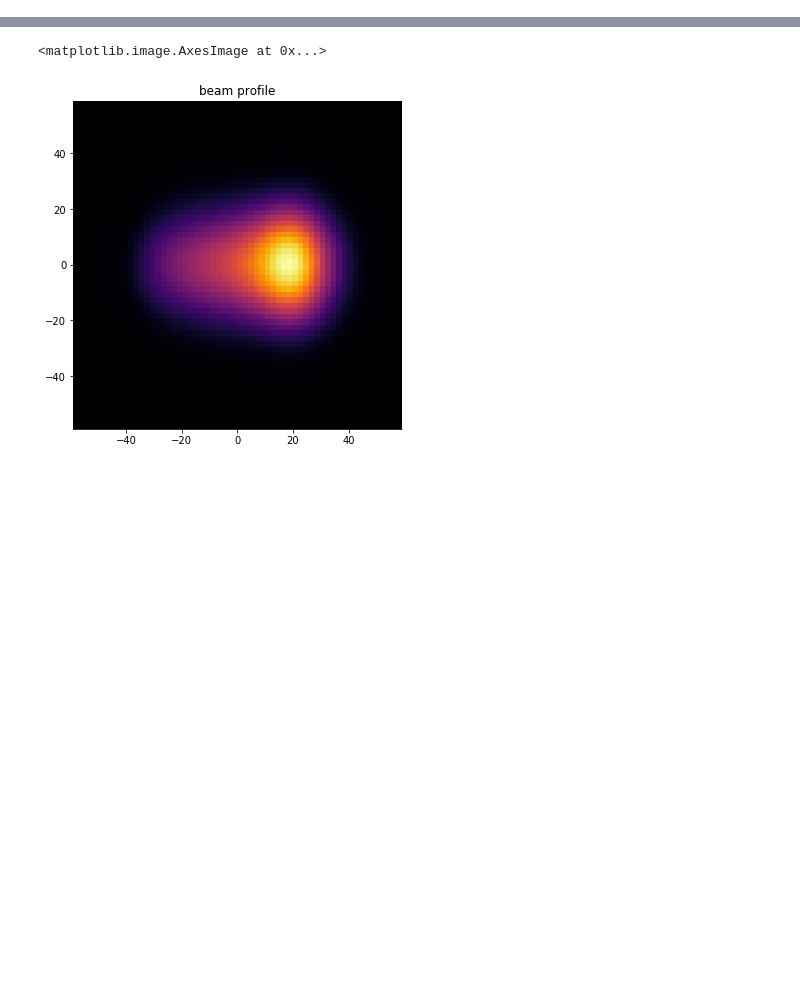
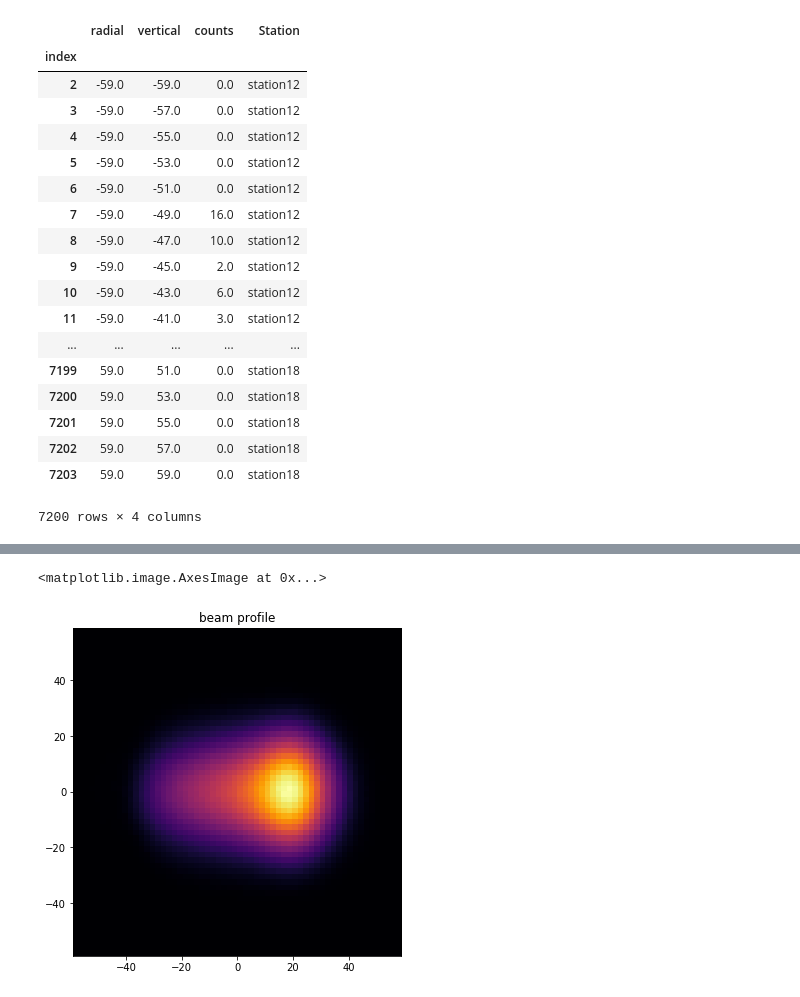
Before and after one commit to jasonbono/MuonConvolution, a Jupyter notebook: tracker_info/beam_moments_demo.ipynb, the cells around one changed output, grey strips where cells are left out. Cells and saved outputs as stored; diff of their text form; code cells hidden in the pictures; blank space fills up the shorter version.

```diff
--- a/tracker_info/beam_moments_demo.ipynb
+++ b/tracker_info/beam_moments_demo.ipynb
@@ -5,6 +5,27 @@ import numpy as np
 from beam_moments import get_df_tracker, get_2dhist_tracker, get_mean, get_rms
 # %%
 df_tracker = get_df_tracker()
+df_tracker
+# %% [output]
+|  | radial | vertical | counts | Station |
+| index |  |  |  |  |
+| 2 | -59.0 | -59.0 | 0.0 | station12 |
+| 3 | -59.0 | -57.0 | 0.0 | station12 |
+| 4 | -59.0 | -55.0 | 0.0 | station12 |
+| 5 | -59.0 | -53.0 | 0.0 | station12 |
+| 6 | -59.0 | -51.0 | 0.0 | station12 |
+| 7 | -59.0 | -49.0 | 16.0 | station12 |
+| 8 | -59.0 | -47.0 | 10.0 | station12 |
+| 9 | -59.0 | -45.0 | 2.0 | station12 |
+| 10 | -59.0 | -43.0 | 6.0 | station12 |
+| 11 | -59.0 | -41.0 | 3.0 | station12 |
+| ... | ... | ... | ... | ... |
+| 7199 | 59.0 | 51.0 | 0.0 | station18 |
+| 7200 | 59.0 | 53.0 | 0.0 | station18 |
+| 7201 | 59.0 | 55.0 | 0.0 | station18 |
+| 7202 | 59.0 | 57.0 | 0.0 | station18 |
+| 7203 | 59.0 | 59.0 | 0.0 | station18 |
+7200 rows × 4 columns
 # %%
 mask1 = df_tracker["Station"] == 'station12'
 mask2 = df_tracker["Station"] == 'station18'
```
Also changed, not shown: parts of 1 cell of this notebook, 5 other files.
